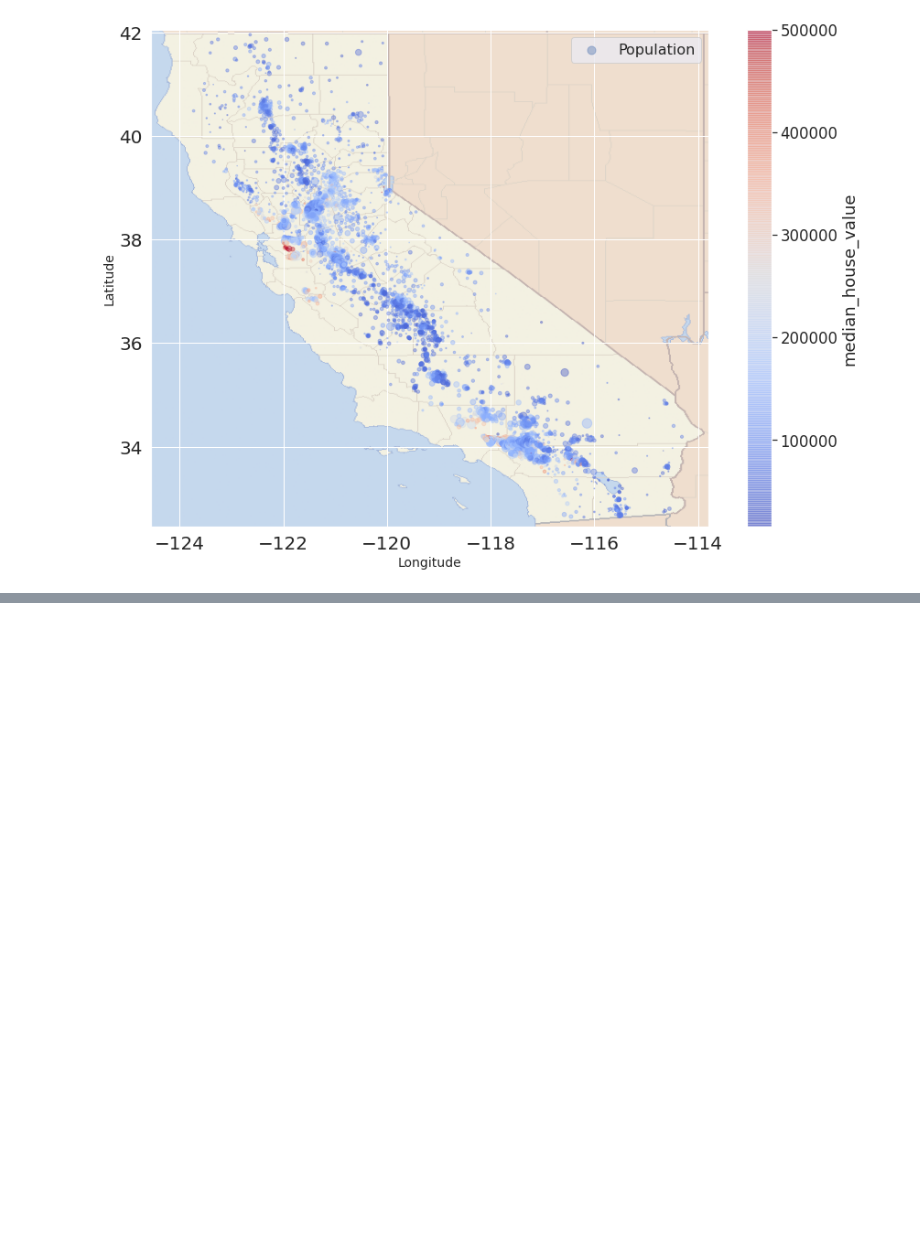
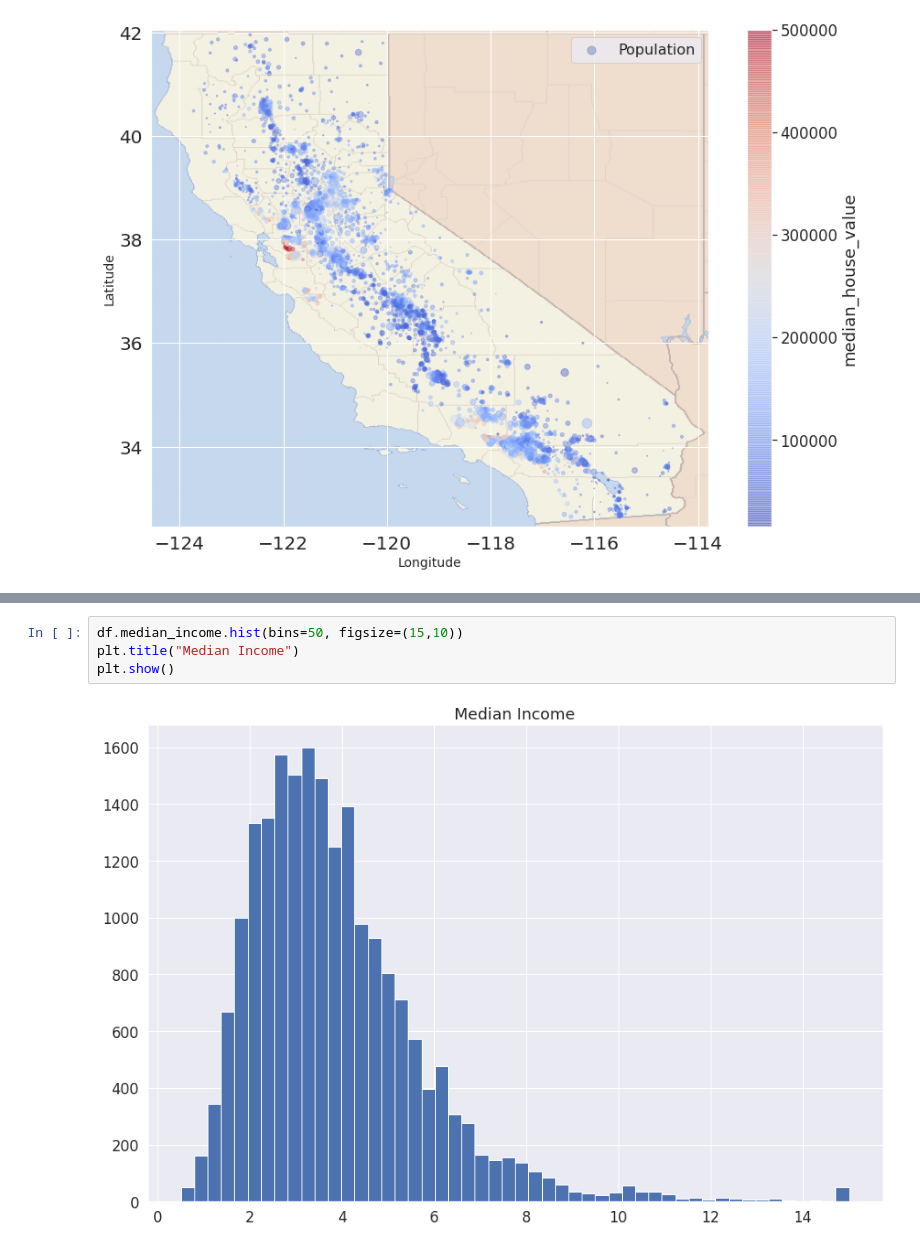
Before and after one commit to mohd-sahil/Housing-Dataset, a Jupyter notebook: Housing_Dataset_DP_and_FE_ML.ipynb, the cells around one changed output, grey strips where cells are left out. Drawn from its saved outputs; the diff is of its cells as text; blank space fills up the shorter version.

```diff
--- a/Housing_Dataset_DP_and_FE_ML.ipynb
+++ b/Housing_Dataset_DP_and_FE_ML.ipynb
@@ -324,0 +343,6 @@ plt.show()
+# %%
+df.median_income.hist(bins=50, figsize=(15,10))
+plt.title("Median Income")
+plt.show()
+# %% [output]
+[figure, added]
```
Also changed, not shown: parts of 12 cells of this notebook.
